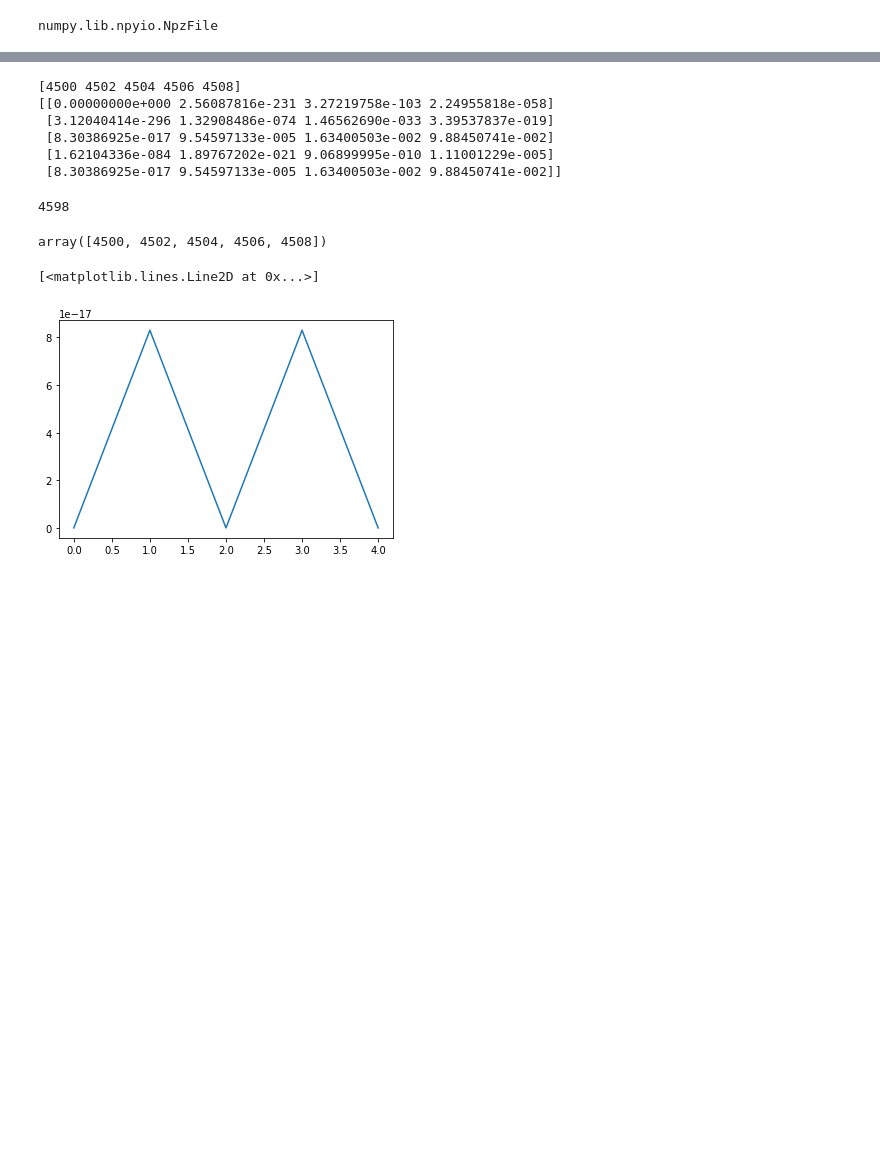
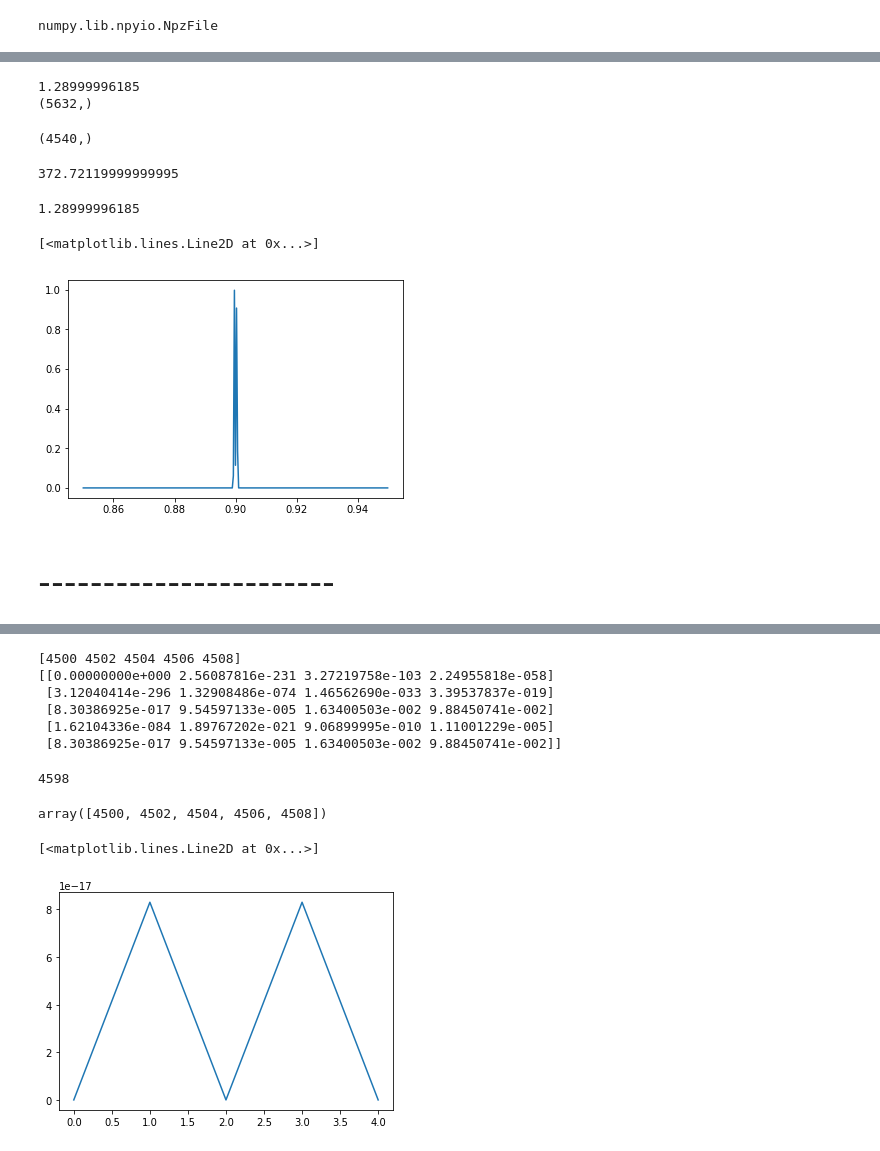
Before and after one commit to tanveerkarim/DESI_Binospec_DataProcessor, a Jupyter notebook: Tanveer/Specz_Extractor/specz1D_extractor.ipynb, the cells around one changed output, grey strips where cells are left out. Cells and saved outputs as stored; diff of their text form; code cells hidden in the pictures; blank space fills up the shorter version.

Commit message:
Update Model function to work in redshift space

```diff
--- a/Tanveer/Specz_Extractor/specz1D_extractor.ipynb
+++ b/Tanveer/Specz_Extractor/specz1D_extractor.ipynb
@@ -24,0 +79,55 @@ ivar.shape
+# %%
+z_grid = lambda_to_z(wave_grid(data))
+print(z_grid.shape)
+z_grid[z_grid >= 0].shape
+# %% [output]
+1.28999996185
+(5632,)
+(4540,)
+# %%
+1.05*(3727.212)-0.95*(3727.212)
+# %% [output]
+372.72119999999995
+# %%
+def Model(z, wave_grid, width, Amp = 1):
+    """Returns Gaussian filter model at redshift z
+
+    Parameters
+    ----------
+    z: redshift at which the model is being tested
+    wave_grid: wave_grid which is being tested
+    width: width of the Gaussian doublets
+    Amp: amplitude of the Gaussian doublets
+
+    Returns
+    --------
+    z_grid2: redshifts in the range [z - 0.5, z + 0.5]
+    model: Gaussian model in the range of z_grid2
+    """
+
+    separation = (3729.875-3727.092)/2 #separation between the emission lines
+    lambda0 = 3727.092 + separation #Midpoint of the gaussian emission lines in restframe
+    lambda_obs = lambda0*(1 + z) #Observed wavelength of of the midpoint
+    Gaussian = lambda x, mean, std: np.exp(-((x - mean)/std)**2)
+
+    z_grid2 = z_grid[(z_grid > (z - 0.05)) & (z_grid < (z + 0.05))]
+    wg2 = wg[(z_grid > (z - 0.05)) & (z_grid < (z + 0.05))]
+
+    model = Amp*(Gaussian(wg2, lambda_obs - separation, width) + Gaussian(wg2, lambda_obs + separation, width))
+
+    return z_grid2, model
+# %%
+wg = wave_grid(data)
+z_grid = lambda_to_z(wg)
+# %% [output]
+1.28999996185
+# %%
+zgrid2, tmp_model = Model(0.9, wg, 0.8)
+# %%
+plt.plot(zgrid2, tmp_model)
+#plt.xlim([7825,7835])
+# %% [output]
+[<matplotlib.lines.Line2D at 0x...>]
+[figure, added]
+# %% [markdown]
+# -----------------------
```
Also changed, not shown: parts of 18 cells of this notebook.
